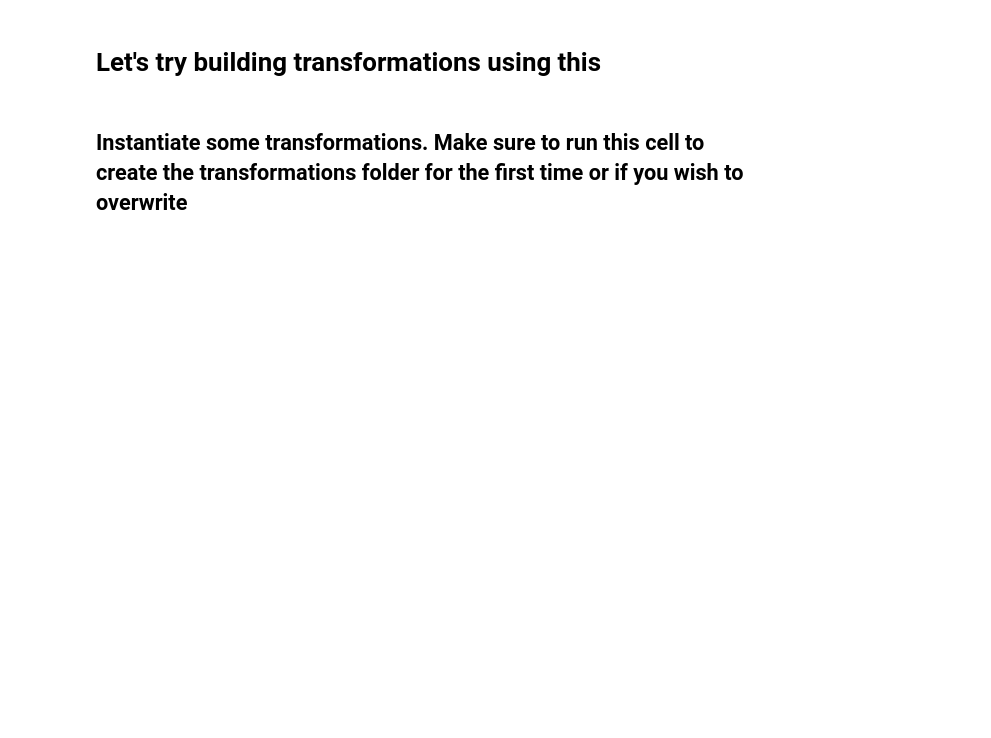
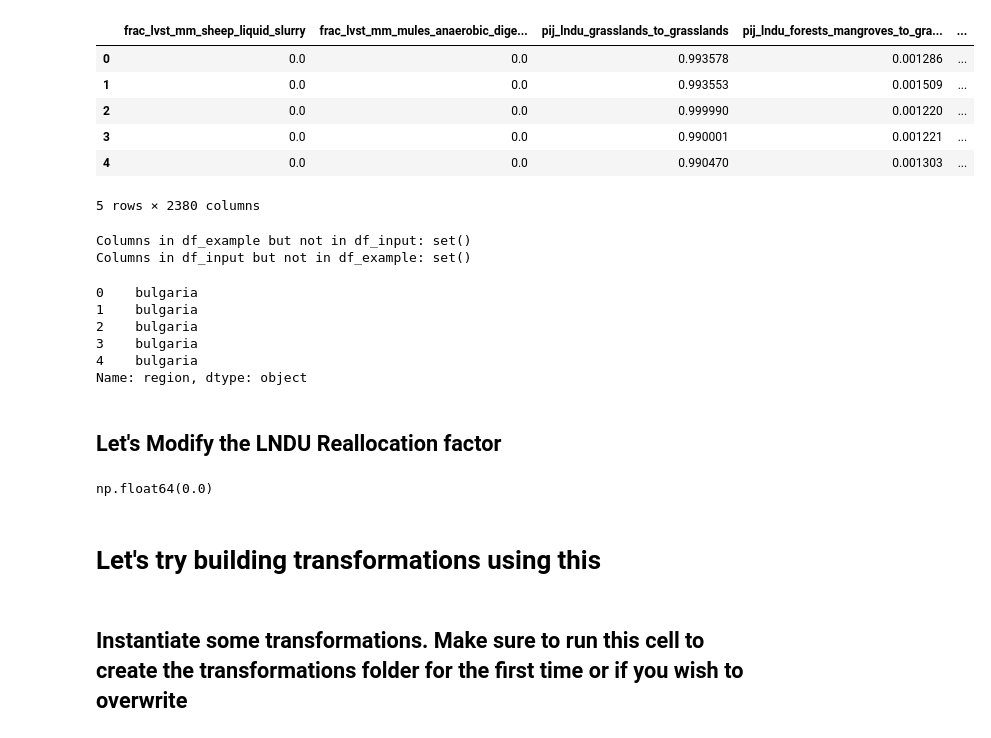
Before and after one commit to sisepuede-framework/ssp_bulgaria, a Jupyter notebook: ssp_modeling/notebooks/bulgaria_manager_wb.ipynb, the cells around one changed output. Saved outputs shown, nothing was run; the diff lists cells and outputs as text; code cells hidden in the pictures; blank space fills up the shorter version.

```diff
--- a/ssp_modeling/notebooks/bulgaria_manager_wb.ipynb
+++ b/ssp_modeling/notebooks/bulgaria_manager_wb.ipynb
@@ -62,8 +66,8 @@ g_utils = GeneralUtils()
 # %%
 # Load config file, double check your parameters are correct
 
-yaml_file_path = os.path.join(dir_config, "bulgaria_config.yaml")
-config_params = g_utils.read_yaml(yaml_file_path)
+YAML_FILE_PATH = os.path.join(CONFIG_DIR_PATH, "config.yaml")
+config_params = g_utils.read_yaml(YAML_FILE_PATH)
 
 country_name = config_params['country_name']
 ssp_input_file_name = config_params['ssp_input_file_name']
@@ -72,9 +76,9 @@ energy_model_flag = config_params['energy_model_flag']
 set_lndu_reallocation_factor_to_zero_flag = config_params['set_lndu_reallocation_factor_to_zero']
 
 # Print config parameters
-print("Country name: ", country_name)
-print("SSP input file name: ", ssp_input_file_name)
-print("SSP transformation CW: ", ssp_transformation_cw)
-print("Energy model flag: ", energy_model_flag)
-print("Set lndu reallocation factor to zero flag: ", set_lndu_reallocation_factor_to_zero_flag)
+logger.info(f"Country name: {country_name}")
+logger.info(f"SSP input file name: {ssp_input_file_name}")
+logger.info(f"SSP transformation CW: {ssp_transformation_cw}")
+logger.info(f"Energy model flag: {energy_model_flag}")
+logger.info(f"Set lndu reallocation factor to zero flag: {set_lndu_reallocation_factor_to_zero_flag}")
 # %% [output]
@@ -86,7 +90,7 @@ Set lndu reallocation factor to zero flag:  True
 # %%
 # Set up SSP objects
 
-fp_data_base = dir_data.joinpath(ssp_input_file_name)
+INPUT_FILE_PATH = DATA_DIR_PATH.joinpath(ssp_input_file_name)
 
 file_struct = SISEPUEDEFileStructure()
 
@@ -99,6 +103,6 @@ We use an example df with the complete fields and correct format to make sure ou
 # %%
 ##  BUILD BASE INPUTS
-df_inputs_raw = pd.read_csv(fp_data_base)
+df_inputs_raw = pd.read_csv(INPUT_FILE_PATH)
 
 # pull example data to fill in gaps
 examples = SISEPUEDEExamples()
@@ -181,3 +125,43 @@ df_inputs_raw_complete['lndu_reallocation_factor'].mean()
+# %%
+# Fixes differences and makes sure that our df is in the correct format.
+# Note: Edit this if you need more changes in your df
+df_inputs_raw_complete = g_utils.add_missing_cols(df_inputs_example, df_inputs_raw.copy())
+df_inputs_raw_complete = g_utils.remove_additional_cols(df_inputs_example, df_inputs_raw_complete.copy())
+df_inputs_raw_complete.head()
+# %% [output]
+|  | frac_lvst_mm_sheep_liquid_slurry | frac_lvst_mm_mules_anaerobic_dige... | pij_lndu_grasslands_to_grasslands | pij_lndu_forests_mangroves_to_gra... | ... |
+| 0 | 0.0 | 0.0 | 0.993578 | 0.001286 | ... |
+| 1 | 0.0 | 0.0 | 0.993553 | 0.001509 | ... |
+| 2 | 0.0 | 0.0 | 0.999990 | 0.001220 | ... |
+| 3 | 0.0 | 0.0 | 0.990001 | 0.001221 | ... |
+| 4 | 0.0 | 0.0 | 0.990470 | 0.001303 | ... |
+5 rows × 2380 columns
+# %%
+# Double checking that our df is in the correct shape (Empty sets should be printed to make sure everything is Ok!)
+g_utils.compare_dfs(df_inputs_example, df_inputs_raw_complete)
+# %% [output]
+Columns in df_example but not in df_input: set()
+Columns in df_input but not in df_example: set()
+# %%
+# Set region to country name
+df_inputs_raw_complete['region'] = country_name
+df_inputs_raw_complete['region'].head()
+# %% [output]
+0    bulgaria
+1    bulgaria
+2    bulgaria
+3    bulgaria
+4    bulgaria
+Name: region, dtype: object
+# %% [markdown]
+## Let's Modify the  LNDU Reallocation factor
+# %%
+if set_lndu_reallocation_factor_to_zero_flag:
+    df_inputs_raw_complete['lndu_reallocation_factor'] = 0
+
+df_inputs_raw_complete['lndu_reallocation_factor'].mean()
+# %% [output]
+np.float64(0.0)
 # %% [markdown]
 #  Let's try building transformations using this
 # %%
```
Also changed, not shown: parts of 52 cells of this notebook.
